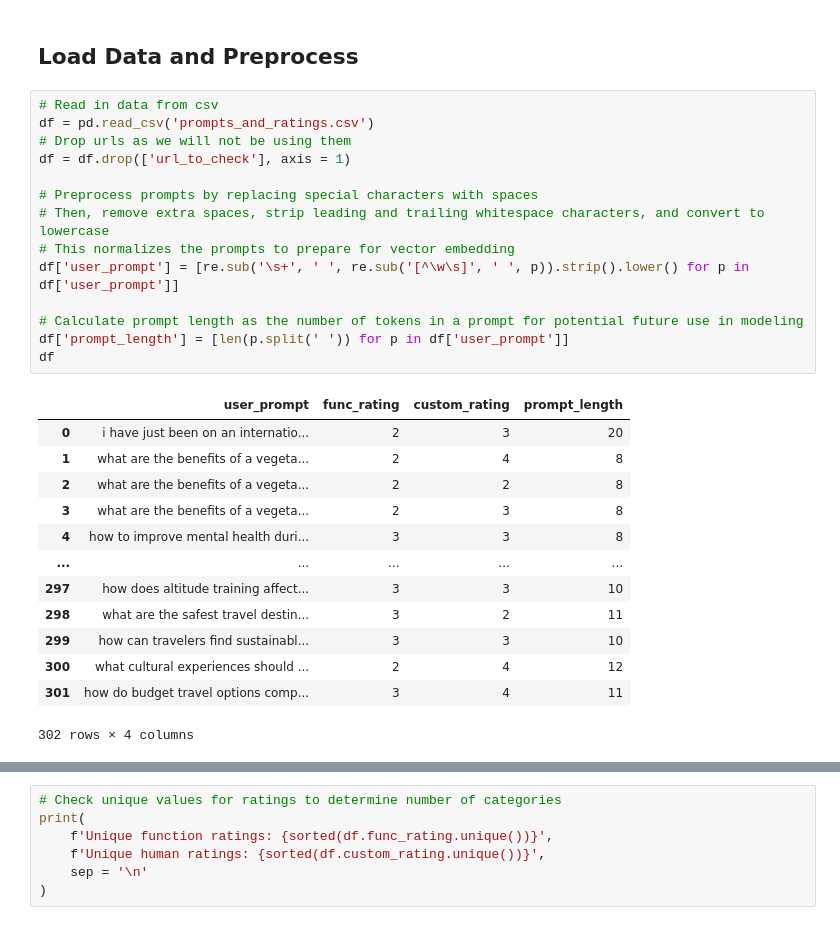
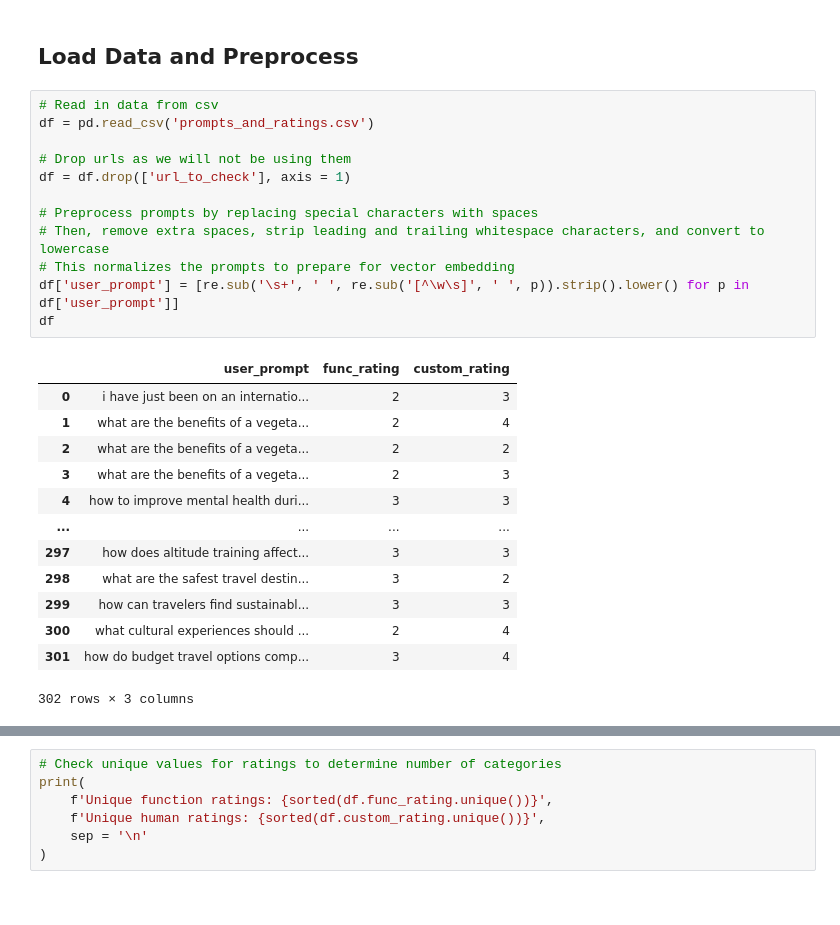
Before and after one commit to JoshuaGottlieb/Chatbot-Credibility-Scorer, a Jupyter notebook: src/deliverable-03/Tensorflow-Evaluator.ipynb, the cells around one changed output, grey strips where cells are left out. Saved outputs shown, nothing was run; the diff lists cells and outputs as text.

```diff
--- a/src/deliverable-03/Tensorflow-Evaluator.ipynb
+++ b/src/deliverable-03/Tensorflow-Evaluator.ipynb
@@ -66,28 +84,26 @@ def create_nn_model(embedding_dim: int, num_of_dense: int) -> Model:
 # %%
 # Read in data from csv
 df = pd.read_csv('prompts_and_ratings.csv')
+
 # Drop urls as we will not be using them
 df = df.drop(['url_to_check'], axis = 1)
 
 # Preprocess prompts by replacing special characters with spaces
 # Then, remove extra spaces, strip leading and trailing whitespace characters, and convert to lowercase
 # This normalizes the prompts to prepare for vector embedding
 df['user_prompt'] = [re.sub('\s+', ' ', re.sub('[^\w\s]', ' ', p)).strip().lower() for p in df['user_prompt']]
-
-# Calculate prompt length as the number of tokens in a prompt for potential future use in modeling
-df['prompt_length'] = [len(p.split(' ')) for p in df['user_prompt']]
 df
 # %% [output]
-|  | user_prompt | func_rating | custom_rating | prompt_length |
-| 0 | i have just been on an internatio... | 2 | 3 | 20 |
-| 1 | what are the benefits of a vegeta... | 2 | 4 | 8 |
-| 2 | what are the benefits of a vegeta... | 2 | 2 | 8 |
-| 3 | what are the benefits of a vegeta... | 2 | 3 | 8 |
-| 4 | how to improve mental health duri... | 3 | 3 | 8 |
-| ... | ... | ... | ... | ... |
-| 297 | how does altitude training affect... | 3 | 3 | 10 |
-| 298 | what are the safest travel destin... | 3 | 2 | 11 |
-| 299 | how can travelers find sustainabl... | 3 | 3 | 10 |
-| 300 | what cultural experiences should ... | 2 | 4 | 12 |
-| 301 | how do budget travel options comp... | 3 | 4 | 11 |
+|  | user_prompt | func_rating | custom_rating |
+| 0 | i have just been on an internatio... | 2 | 3 |
+| 1 | what are the benefits of a vegeta... | 2 | 4 |
+| 2 | what are the benefits of a vegeta... | 2 | 2 |
+| 3 | what are the benefits of a vegeta... | 2 | 3 |
+| 4 | how to improve mental health duri... | 3 | 3 |
+| ... | ... | ... | ... |
+| 297 | how does altitude training affect... | 3 | 3 |
+| 298 | what are the safest travel destin... | 3 | 2 |
+| 299 | how can travelers find sustainabl... | 3 | 3 |
+| 300 | what cultural experiences should ... | 2 | 4 |
+| 301 | how do budget travel options comp... | 3 | 4 |
-302 rows × 4 columns
+302 rows × 3 columns
```
Also changed, not shown: parts of 19 cells of this notebook.
